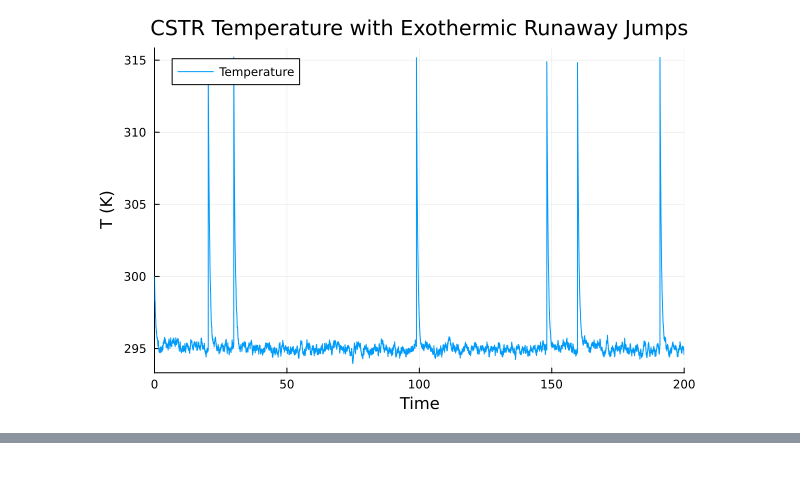
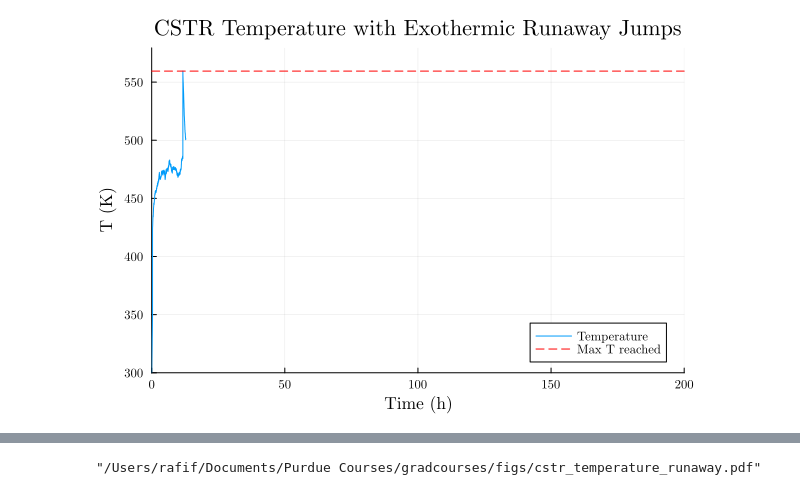
Before and after one commit to rafifsr/gradcourses, a Jupyter notebook: 633_cstr_sde_gpt.ipynb, the cells around one changed output, grey strips where cells are left out. Saved outputs shown, nothing was run; the diff lists cells and outputs as text; code cells hidden in the pictures.

Commit message:
final jump sde code

```diff
--- a/633_cstr_sde_gpt.ipynb
+++ b/633_cstr_sde_gpt.ipynb
@@ -2,6 +8,7 @@
 using DifferentialEquations
 using Random
 using Plots
+default(fontfamily="Computer Modern")
 
 # =========================
 # CSTR + Heat Balance Params
@@ -15,9 +22,9 @@ mutable struct CSTRParams
     T_c::Float64              # coolant temperature
 
     k0::Float64               # pre-exponential factor
-    E_over_R::Float64         # E/R (activation / gas constant)
-    beta::Float64             # heat release coefficient (-ΔH/(ρCp))
-    k_cool::Float64           # cooling coefficient UA/(ρCpV)
+    E_over_R::Float64         # E/R (activation energy / gas constant)
+    beta::Float64             # H/(ρCp)
+    k_cool::Float64           # UA/(ρCpV)
 
     sigma_C::Float64          # noise intensity for concentration
     sigma_T::Float64          # noise intensity for temperature
@@ -33,22 +40,22 @@ exp_wait(τ_mean) = -τ_mean * log(rand())
 # -------------------------
 # Choose some example values
 # -------------------------
-F         = 1.0
-V         = 1.0
-C_in      = 1.0
-T_in      = 300.0      # K
+F         = 1.0        # m3/h
+V         = 1.0        # m3
+C_in      = 10.0       # mol/m3
+T_in      = 475.0      # K
 T_c       = 290.0      # K (coolant a bit colder)
 
-k0        = 1.0e3      # 1/s
-E_over_R  = 8000.0     # K
-beta      = 2.0        # K per unit rate (lumped)
-k_cool    = 1.0        # 1/s
+k0        = 35e6                # 1/h
+E_over_R  = 49.55e3/8.314       # K
+beta      = -6e-6               # (m3 K) / kmol
+k_cool    = 0.3                 # 1 / K
 
-sigma_C   = 0.0        # no concentration noise (for simplicity)
-sigma_T   = 0.5        # temperature noise
+sigma_C   = 0.01       # concentration noise intensity
+sigma_T   = 0.01       # temperature noise intensity
 
-ΔT_jump   = 20.0       # runaway: +20 K spike per failure
-τ_mean_fail = 30.0     # mean time between failures (change this!)
+ΔT_jump   = 75.0       # runaway
+τ_mean_fail = 30.0     # mean time between failures (quiescence time)
 
 # First failure scheduled from t = 0
 p = CSTRParams(
@@ -73,17 +80,17 @@ function drift!(du, u, p::CSTRParams, t)
     du[1] = (p.F / p.V) * (p.C_in - C) - r
 
     # Energy balance (lumped form)
-    du[2] = (p.F / p.V) * (p.T_in - T) +
-            p.beta * r -
-            p.k_cool * (T - p.T_c)
+    du[2] = (p.F / p.V) * (p.T_in - T)
+            - p.beta * r
+            - p.k_cool * (T - p.T_c)
 end
 
 # =========================
 # Diffusion (stochastic part)
 # =========================
 function diffusion!(du, u, p::CSTRParams, t)
-    du[1] = p.sigma_C
-    du[2] = p.sigma_T
+    du[1] = p.sigma_C * u[1]
+    du[2] = p.sigma_T * u[2] #sign(u[2]-290) * abs(u[2]-290)^1.5
 end
 
 # =========================
@@ -113,39 +120,45 @@ jump_cb = ContinuousCallback(
 
 # =========================
 # Problem setup & solution
 # =========================
 
-# Initial state (slightly perturbed)
+# Initial states
 C0   = 1.0
 T0   = 300.0
 u0   = [C0, T0]
 
 Tfinal = 200.0
 tspan  = (0.0, Tfinal)
 dt     = 0.01
 
-prob = SDEProblem(drift!, diffusion!, u0, tspan, p)
+jump_prob = SDEProblem(drift!, diffusion!, u0, tspan, p)
 
-sol = solve(
-    prob,
-    EM();
+jump_sol = solve(
+    jump_prob,
+    EM(),
     dt = dt,
     callback = jump_cb
 )
+
+max_T = maximum([u[2] for u in jump_sol.u])
 
 # =========================
 # Plot: Temperature + Concentration
 # =========================
 
-plt2 = plot(sol.t, [u[2] for u in sol.u],
-            xlabel = "Time",
+plt1 = plot(jump_sol.t, [u[2] for u in jump_sol.u],
+            xlabel = "Time (h)",
             ylabel = "T (K)",
             label = "Temperature",
             title = "CSTR Temperature with Exothermic Runaway Jumps",
             xlims = (0, Tfinal),
+            ylims = (300, max_T + 20),
             legend = true,
             grid = true)
 
-display(plt2)
+# Plot a horizontal line for max temperature reached by the Jumps and the text label
+hline!([max_T], linestyle = :dash, color = :red, label = "Max T reached")
+display(plt1)
+savefig("figs/cstr_temperature_runaway.pdf")
 # %% [output]
-[figure, old version]
+[figure, new version]
@@ -151,0 +167 @@ display(plt2)
+"/Users/rafif/Documents/Purdue Courses/gradcourses/figs/cstr_temperature_runaway.pdf"
```
Also changed, not shown: parts of 7 cells of this notebook, 3 other files.
